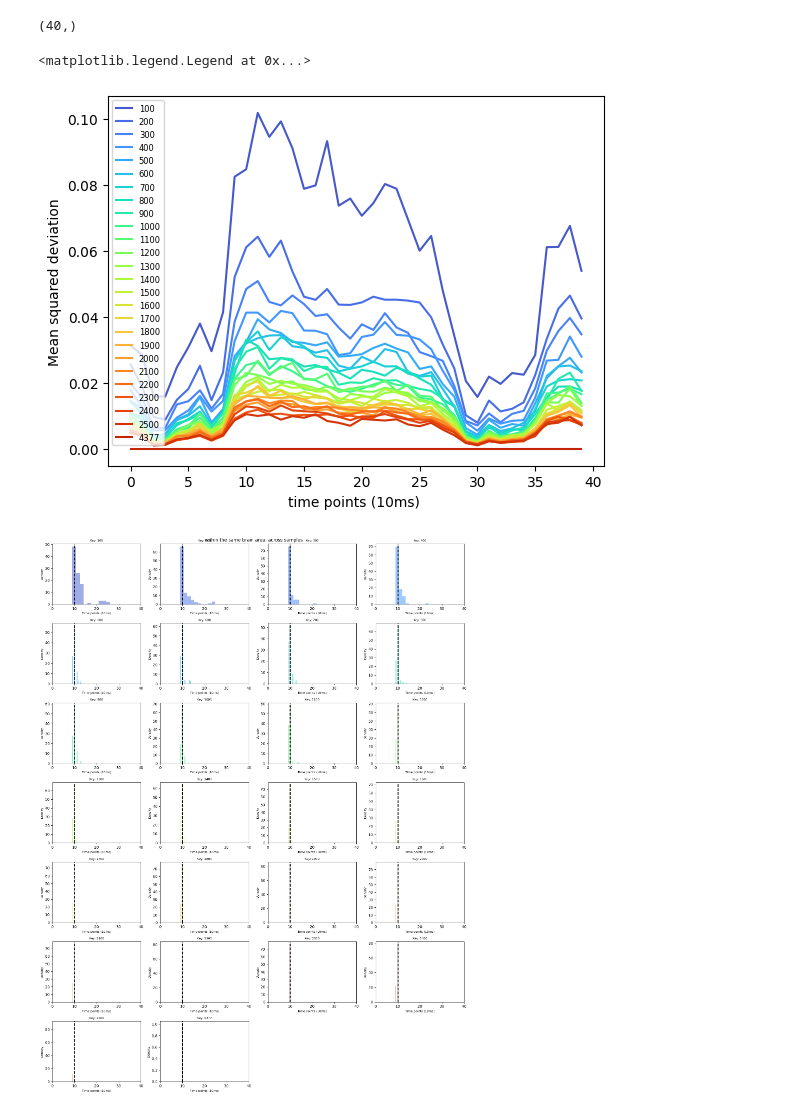
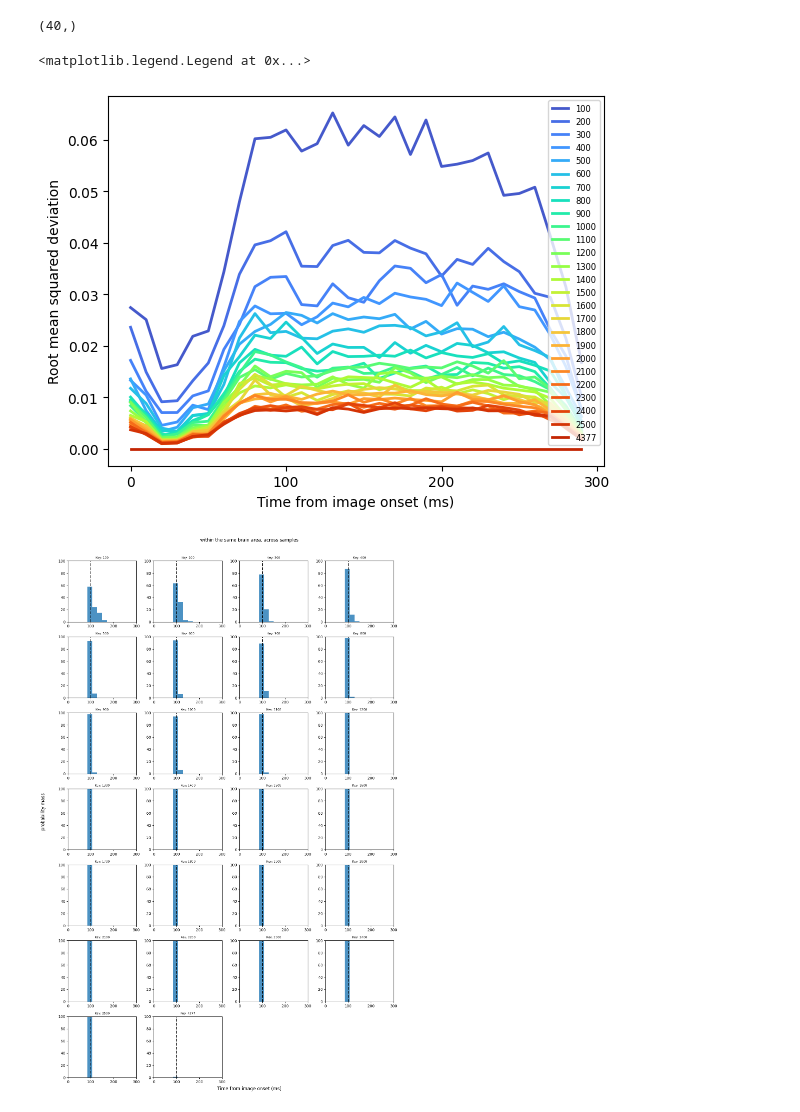
Before and after one commit to TizianoCausin01/temporal_context, a Jupyter notebook: python_scripts/scripts/subsampling_RDMs_stats.ipynb, the cells around one changed output. Cells and saved outputs as stored; diff of their text form; code cells hidden in the pictures.

```diff
--- a/python_scripts/scripts/subsampling_RDMs_stats.ipynb
+++ b/python_scripts/scripts/subsampling_RDMs_stats.ipynb
@@ -54,7 +59,7 @@ from matplotlib.colors import LinearSegmentedColormap
 from general_utils.plots import truncate_colormap
 base_cmap = plt.cm.turbo
 cmap = truncate_colormap(base_cmap, 0.10, 0.90)
-
+fig, ax = plt.subplots()
 tot_keys_n = len(iter_dict.keys())
 for idx, k in enumerate(iter_dict.keys()):
     color = cmap(idx / (tot_keys_n - 1))
@@ -64,52 +69,72 @@ for idx, k in enumerate(iter_dict.keys()):
     else:
         mean_squared_deviation = squared_deviation
     stdev = np.sqrt(mean_squared_deviation)
-    plt.plot(stdev, color=color, label=k)
-# plt.plot(np.mean(np.abs(iter_dict[str(100)] - ground_truth), axis=0))
-plt.ylabel("Mean squared deviation")
-plt.xlabel("time points (10ms) ")
-plt.legend(fontsize=6)
+    # perc = stdev/np.abs(ground_truth)
+    ax.plot(stdev[:30], color=color, label=k, linewidth=2)
+    # plt.plot(np.mean((iter_dict[k] - ground_truth)**2, axis=0))
+ax.set_xticks(np.arange(0, 31, 10)) #*1000//cfg.new_fs)
+ax.set_xticklabels(np.arange(0, 31, 10)*1000//cfg.new_fs)
+ax.set_ylabel("Root mean squared deviation")
+ax.set_xlabel("Time from image onset (ms)")
+ax.legend(fontsize=6)
 # %% [output]
 <matplotlib.legend.Legend at 0x...>
-[figure, old version]
+[figure, new version]
+# %%
+bins = np.linspace(0, 30, 15)  # number of bins
 # %%
 import matplotlib.pyplot as plt
-
+from general_utils.plots import truncate_colormap
+cmap = plt.cm.turbo
 keys = list(iter_dict.keys())
 tot_keys_n = len(keys)
-
+smoothing_factor = 3
 # Determine grid size for subplots (e.g., square-ish layout)
 n_cols = 4
 n_rows = (tot_keys_n + n_cols - 1) // n_cols  # ceil division
-
+x_ticks = np.arange(0, 31, 10)
+x_ticks_labels = x_ticks*1000//cfg.new_fs
 fig, axes = plt.subplots(n_rows, n_cols, figsize=(n_cols*4, n_rows*3))
 axes = axes.flatten()  # flatten to easily index
-gt_latency = np.argmax(iter_dict[k])
+
+y_smooth = np.convolve(iter_dict[str(cfg.n_trials)], np.ones(smoothing_factor)/smoothing_factor, mode='same')
+gt_latency = np.argmax(y_smooth)
 for idx, k in enumerate(keys):
     ax = axes[idx]
     color = cmap(idx / (tot_keys_n - 1))
 
     if k != "4377":
-        peak_latencies = np.argmax(iter_dict[k][:,:30], axis=1)
+        curr = iter_dict[k][:,:30]
+        curr_smooth = []
+        for i in range(curr.shape[0]):
+            y_smooth = np.convolve(curr[i,:], np.ones(smoothing_factor)/smoothing_factor, mode='same')
+            curr_smooth.append(y_smooth)
+        # peak_latencies = np.argmax(iter_dict[k][:,:30], axis=1)
+        curr_smooth = np.stack(curr_smooth, axis= 0 )
+        peak_latencies = np.argmax(curr_smooth, axis=1)
     else:
         peak_latencies = np.argmax(iter_dict[k])
 
-    ax.hist(peak_latencies, alpha=0.5, color=color, density=False)
+    ax.hist( peak_latencies, bins=bins, alpha=0.8, density=False)
     ax.axvline(x=gt_latency, color='k', linestyle='--', linewidth=2)
     ax.set_title(f"Key: {k}", fontsize=8)
 
-    ax.set_xlabel("Time points (10ms)", fontsize=8)
-    ax.set_ylabel("Density", fontsize=8)
-    ax.set_xlim(0, 40)
-
+    # ax.set_xlabel("Time points (10ms)", fontsize=8)
+    # ax.set_ylabel("Density", fontsize=8)
+    ax.set_xlim(0, 30)
+    ax.set_ylim(0,100)
+    ax.set_xticks(x_ticks)
+    ax.set_xticklabels(x_ticks_labels)
 fig.suptitle("within the same brain area, across samples")
+fig.supylabel("probability mass")
+fig.supxlabel("Time from image onset (ms)") #, fontsize=cfg.labels_fontsize)
 # Turn off unused subplots (if any)
 for i in range(tot_keys_n, len(axes)):
     fig.delaxes(axes[i])
-plt.tight_layout()
+fig.tight_layout(rect=[0.03, 0, 0.85, .97])
 plt.show()
 # %% [output]
-[figure, old version]
+[figure, new version]
 # %%
 tot_plots_n = len(layers)
 k = str(4377)
```
Also changed, not shown: parts of 17 cells of this notebook, 5 other files.
